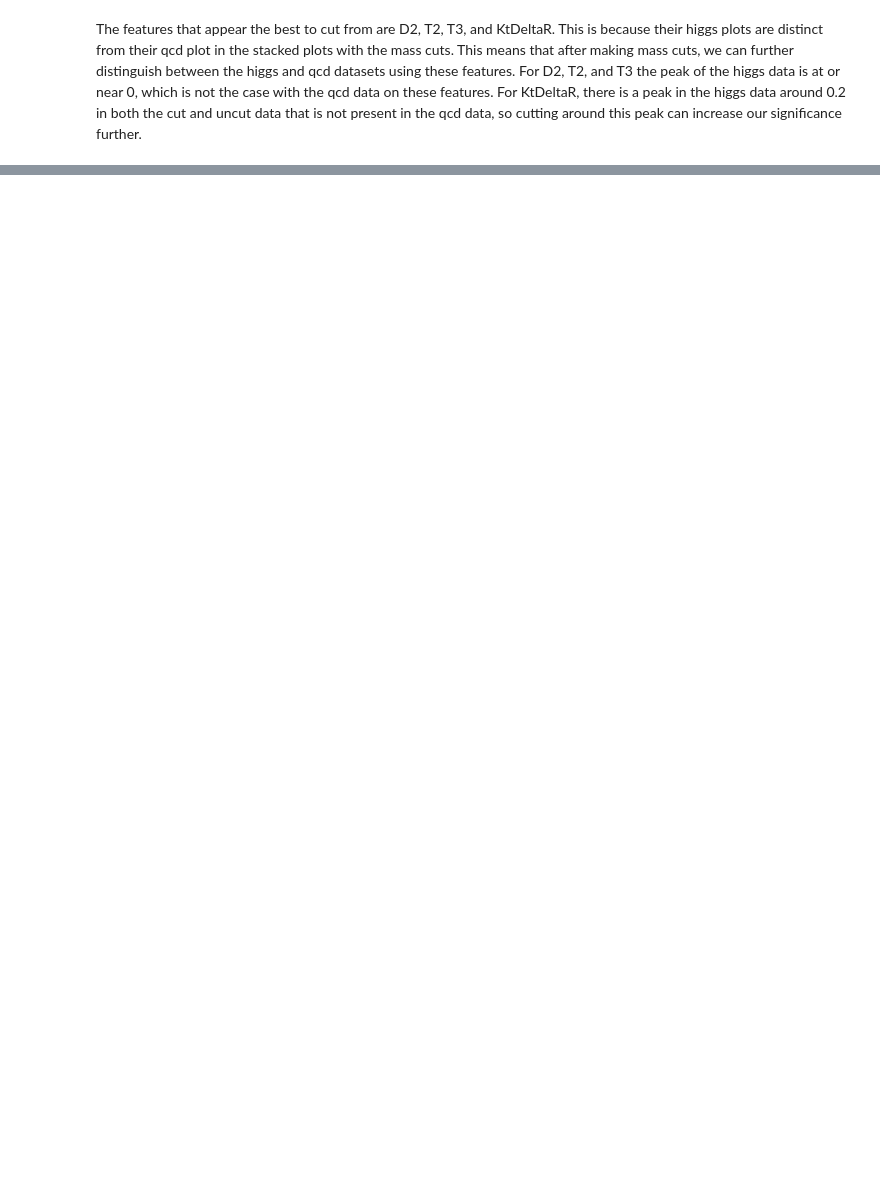
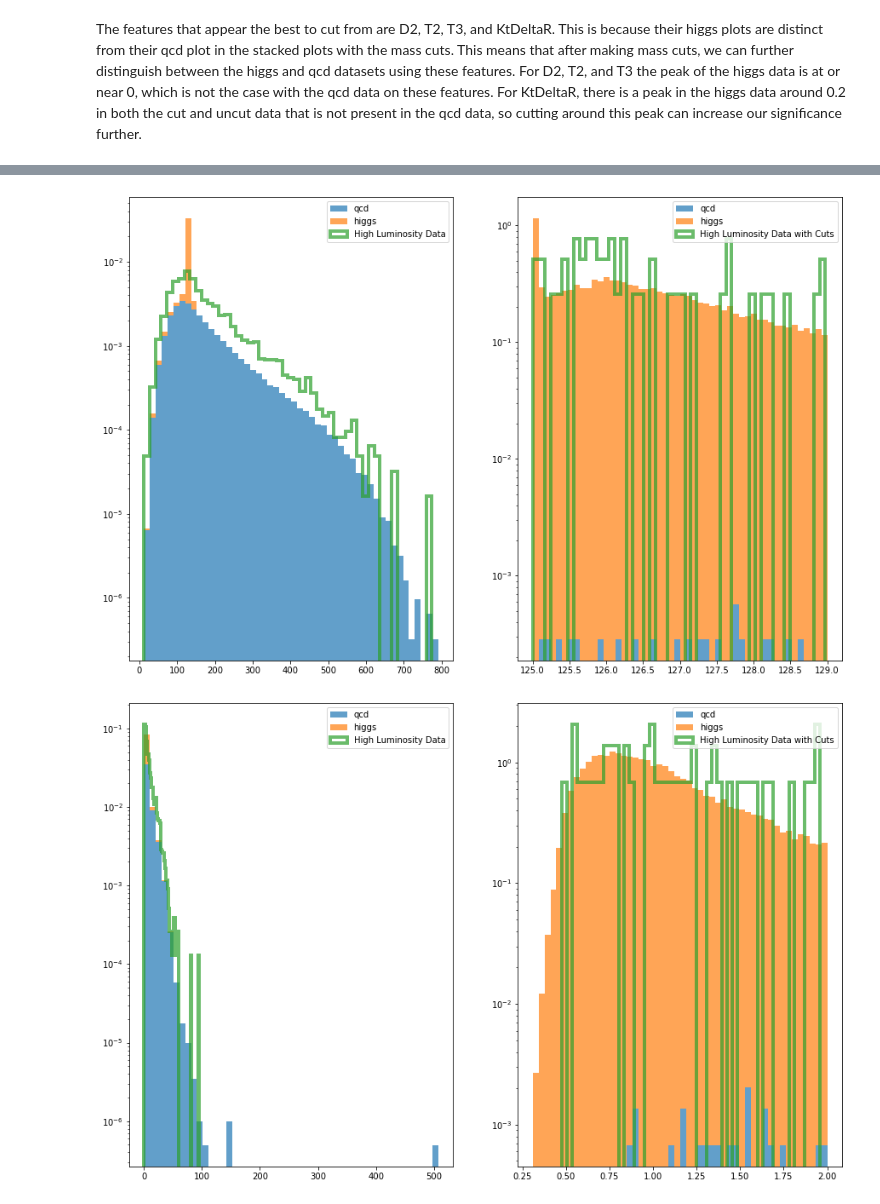
Before and after one commit to afspicciati/Phys-434, a Jupyter notebook: Lab7.ipynb, the cells around one changed output, grey strips where cells are left out. Saved outputs shown, nothing was run; the diff lists cells and outputs as text; code cells hidden in the pictures; blank space fills up the shorter version.

```diff
--- a/Lab7.ipynb
+++ b/Lab7.ipynb
@@ -148,0 +230,3 @@ The features that appear the best to cut from are D2, T2, T3, and KtDeltaR. This
+# %%
+highLum = pd.read_hdf('/home/jovyan/LHC_Data/Training-Set-2/data_highLumi_pt_1000_1200.h5')
+lowLum = pd.read_hdf('/home/jovyan/LHC_Data/Training-Set-2/data_lowLumi_pt_1000_1200.h5')
@@ -148,0 +249,33 @@ The features that appear the best to cut from are D2, T2, T3, and KtDeltaR. This
+# %%
+highLum_cuts = highLum.query('125<mass<129 and 0<d2<2 and 0.2<KtDeltaR<0.6')
+highLum_cuts = highLum_cuts.reset_index()
+
+lowLum_cuts = lowLum.query('125<mass<129 and 0<d2<2 and 0.2<KtDeltaR<0.6')
+lowLum_cuts = lowLum_cuts.reset_index()
+# %%
+highLum.name = 'High Luminosity Data'
+lowLum.name = 'Low Luminosity Data'
+highLum_cuts.name = 'High Luminosity Data with Cuts'
+lowLum_cuts.name = 'Low Luminosity Data with Cuts'
+# %%
+def make_plot(ps_data,ps_data_cuts,key):
+    title = key.capitalize()
+
+    fig, ax = plt.subplots(1,2)
+
+    ax[0].hist([qcd[key],higgs[key]],stacked=True,bins=50,density = True, label = ['qcd','higgs'],alpha=0.7)
+    ax[1].hist([qcd_cut_3[key],higgs_cut_3[key]],stacked=True,bins=50,density = True, label = ['qcd','higgs'],alpha=0.7)
+
+    ax[0].hist(ps_data[key],bins=50,density = True, label = ps_data.name,alpha=0.7,histtype='step',lw=4)
+    ax[1].hist(ps_data_cuts[key],bins=50,density = True, label = ps_data_cuts.name,alpha=0.7,histtype='step',lw=4)
+
+
+    for i in range(2):
+        ax[i].set_yscale('log')
+        ax[i].legend()
+# %%
+for key in ['mass','d2','KtDeltaR']:
+    make_plot(highLum,highLum_cuts,key)
+# %% [output]
+[figure, added]
+[figure, added]
```
Also changed, not shown: parts of 50 cells of this notebook.
